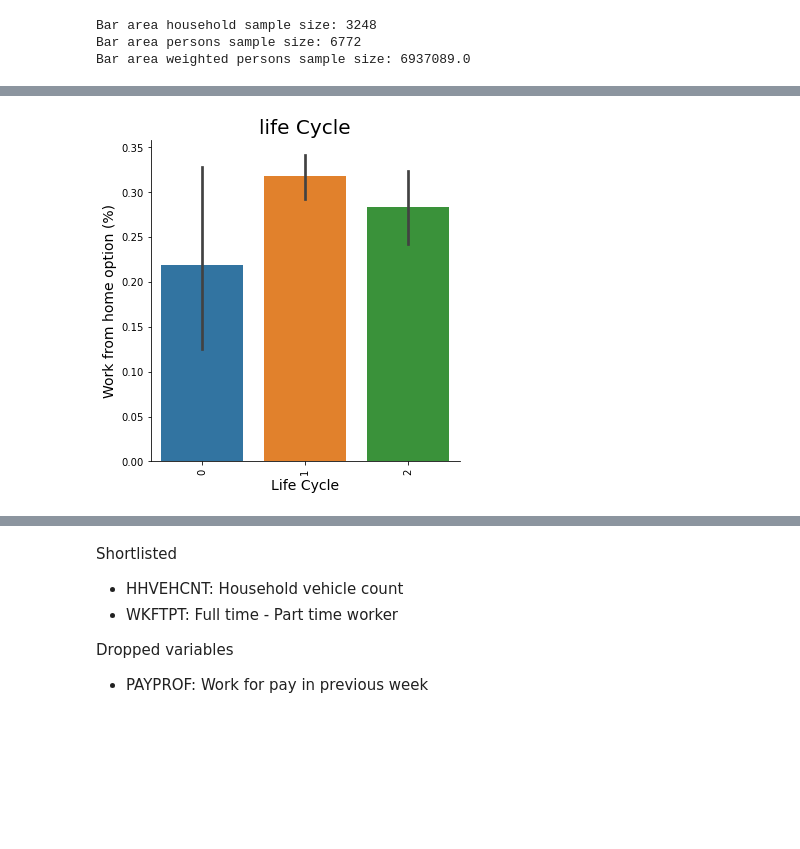
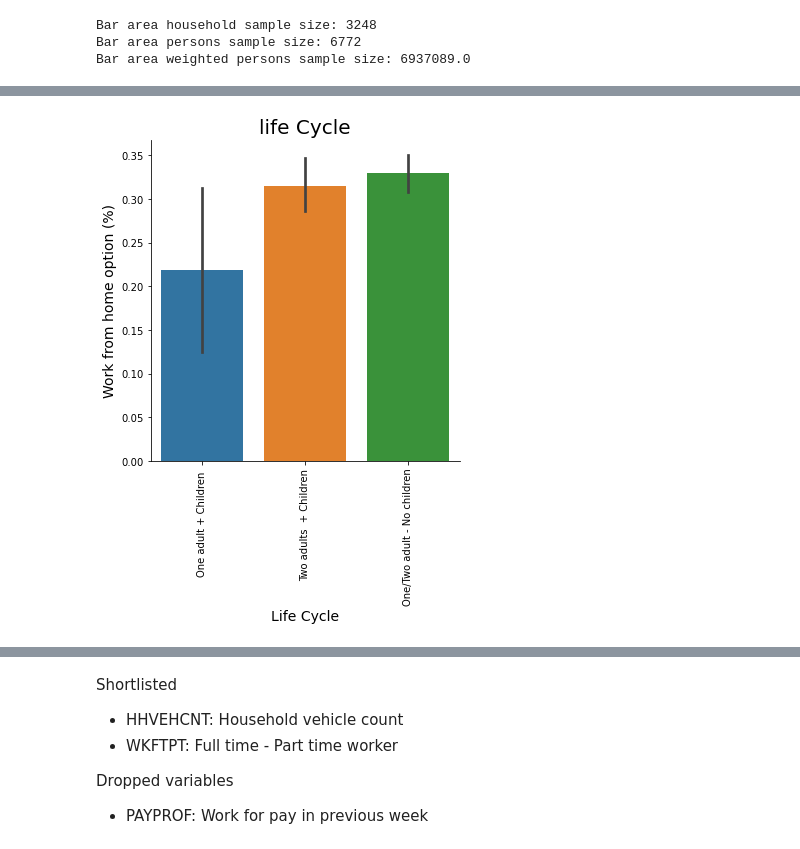
Before and after one commit to annitodd/activitysim, a Jupyter notebook: carb/jupyter_notebooks/WFH_rates.ipynb, the cells around one changed output, grey strips where cells are left out. Cells and saved outputs as stored; diff of their text form; code cells hidden in the pictures; blank space fills up the shorter version.

```diff
--- a/carb/jupyter_notebooks/WFH_rates.ipynb
+++ b/carb/jupyter_notebooks/WFH_rates.ipynb
@@ -10,7 +23,7 @@ from utils import bootsratp
 # %%
 ## Load raw data
-persons = pd.read_csv('NHTS_2017_data/perpub.csv')
-households = pd.read_csv('NHTS_2017_data/hhpub.csv')
+persons = pd.read_csv('NHTS_2017/perpub.csv')
+households = pd.read_csv('NHTS_2017/hhpub.csv')
 
 ## Bay area households
 ba_filter = households['HH_CBSA'].isin(['41860','41940'])
@@ -74,0 +50,9 @@ The same procedure works for both WORK FROM HOME (WFH) option, and FREQUENCY OF
+# %%
+WKRMHM_dict = {2: 0, -1: np.nan, -8: np.nan}
+
+workers = persons[persons['OCCAT'].isin([1, 2, 3, 4])]
+workers['wfh_option'] = workers['WKRMHM'].replace(WKRMHM_dict)
+workers = workers.dropna(subset = ['wfh_option'])
+
+print ('There are {} workers.'.format(workers.shape[0]))
+print( '{} have the option of working from home'.format(workers.wfh_option.sum()))
@@ -136,7 +187,8 @@ plt.title('Drivers in the household', fontsize = 20);
 # %%
-sns.catplot(x="HHVEHCNT", y="wfh_option", kind="bar", data=workers)
+workers['cars'] = pd.cut(workers.HHVEHCNT, (0,1,2,3,4,20), labels = [0,1,2,3,4])
+sns.catplot(x="cars", y="wfh_option", kind="bar", data=workers)
 plt.ylabel('Work from home option (%)',fontsize = 14);
 plt.xlabel('Vehicles in household',fontsize = 14)
 plt.title('Vehicles in the household', fontsize = 20);
-workers["HHVEHCNT"].value_counts().sort_index()
+# workers["HHVEHCNT"].value_counts().sort_index()
 # %% [output]
@@ -251,8 +196,18 @@ workers['fam_type'] = workers['LIF_CYC'].replace(cat_replace)
 # %%
+cat_replace = {1: 2,2:2,3:0,4:1,5:0,6:1,7:0,8:1,9: 2, 10: 2}
+workers['fam_type'] = workers['LIF_CYC'].replace(cat_replace)
+
+# 0. One adult + Children
+# 1. Two adults  + Children
+# 2. One/Two adult - No children
+
 sns.catplot(x='fam_type', y="wfh_option", kind="bar", data=workers)
 plt.ylabel('Work from home option (%)',fontsize = 14)
 plt.xlabel('Life Cycle',fontsize = 14)
 plt.title('life Cycle', fontsize = 20)
+plt.xticks([0,1,2], labels = ['One adult + Children ',
+                             'Two adults  + Children',
+                             'One/Two adult - No children' ], rotation = 90)
 plt.xticks(rotation = 90);
 # %% [output]
-[figure, old version]
+[figure, new version]
```
Also changed, not shown: parts of 90 cells of this notebook, 15 other files.
